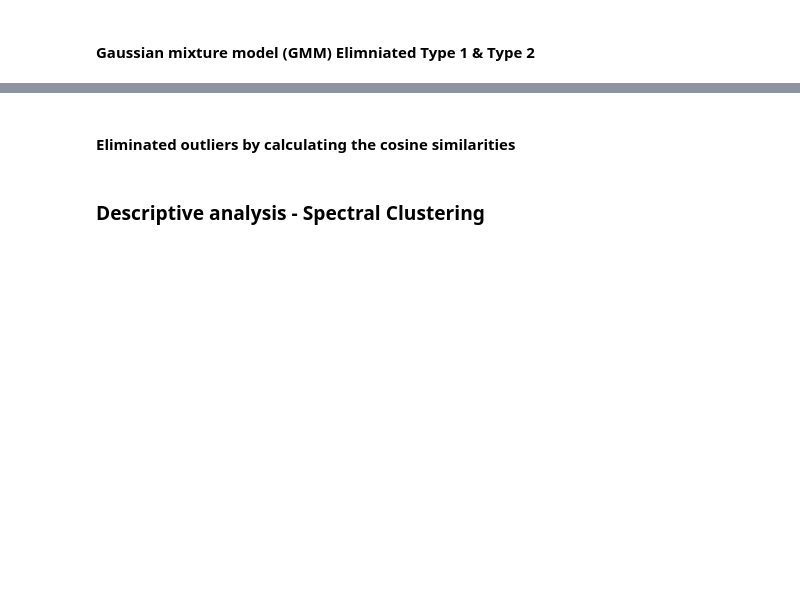
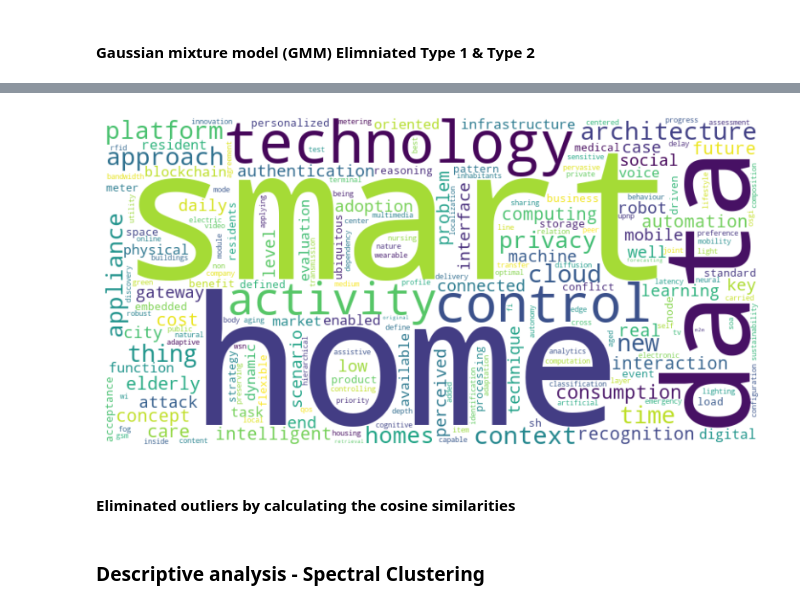
Before and after one commit to Geunhyeong-Han/shs-literature-text-mining, a Jupyter notebook: main.ipynb, the cells around one changed output, grey strips where cells are left out. Cells and saved outputs as stored; diff of their text form; code cells hidden in the pictures; blank space fills up the shorter version.

```diff
--- a/main.ipynb
+++ b/main.ipynb
@@ -281,3 +283,31 @@ plt.show()
+# %%
+# Document-Term Matrix에서 각 키워드별로 평균 TF-IDF 값을 계산합니다.
+vectorizer = TfidfVectorizer(vocabulary=common_non_important_words_set)
+
+tfidf_matrix = vectorizer.fit_transform(df['processed_text'])  # 'documents'는 문서 리스트입니다.
+
+avg_tfidf_values = tfidf_matrix.mean(axis=0).A1  # 'A1'은 numpy array를 1차원으로 변환합니다.
+
+keyword_tfidf_dict = dict(zip(vectorizer.get_feature_names_out(), avg_tfidf_values))
+
+for word, value in keyword_tfidf_dict.items():
+    if np.isnan(value):
+        print(f"'{word}' has a TF-IDF value of NaN.")
+        keyword_tfidf_dict[word] = 0
+
+# 워드 클라우스 객체 생성
+wordcloud = WordCloud(width=800, height=400, background_color='white')
+
+# 선택된 키워트들과 그들의 평균 TF-IDF 값으로부터 워드클라우스 이미지 생성
+wordcloud.generate_from_frequencies(frequencies=keyword_tfidf_dict)
+
+# 워듣클라우스 시각화
+plt.figure(figsize=(10, 5))
+plt.imshow(wordcloud, interpolation='bilinear')
+plt.axis('off')
+plt.show()
+# %% [output]
+[figure, added]
 # %% [markdown]
 #### Eliminated outliers by calculating the cosine similarities
 # %%
```
Also changed, not shown: parts of 8 cells of this notebook.
